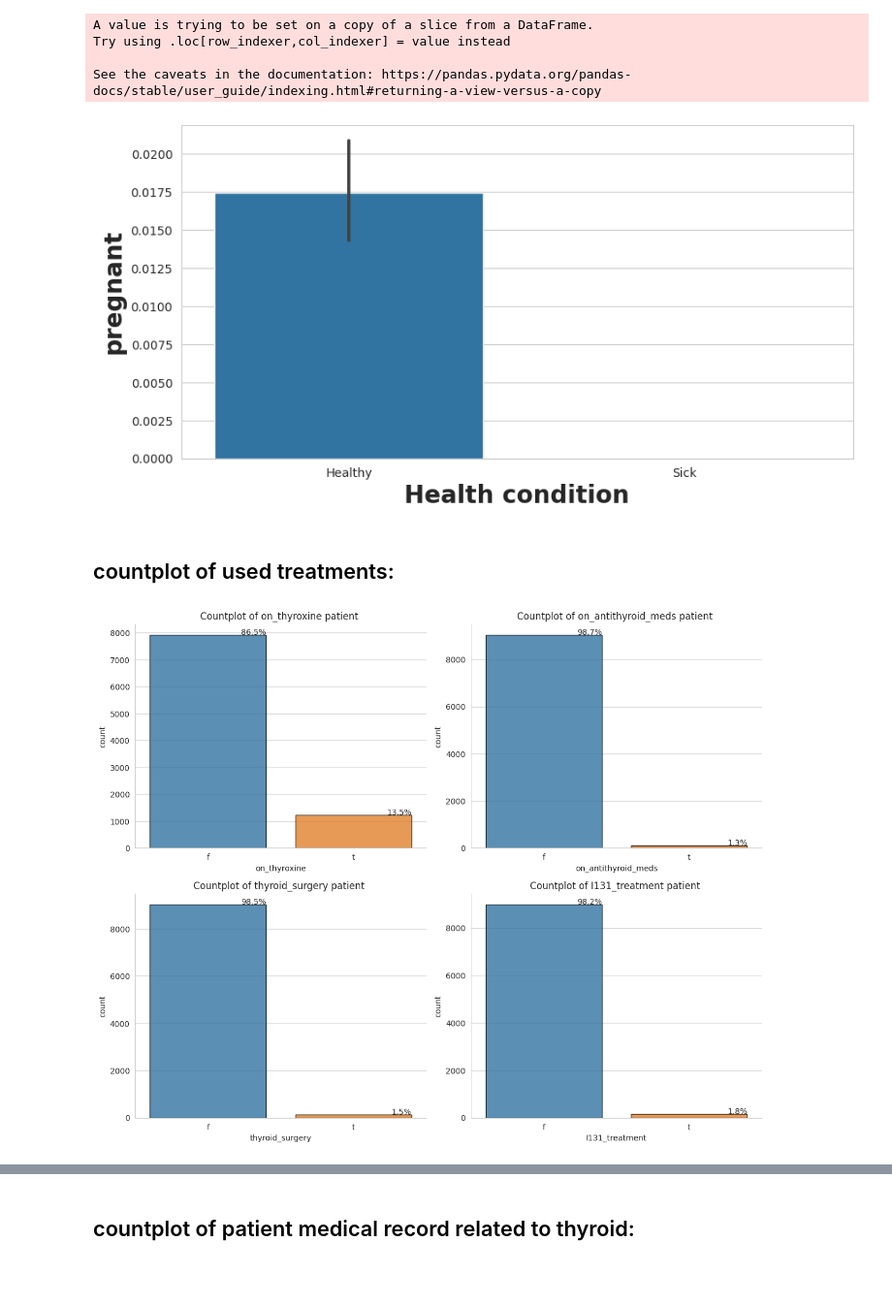
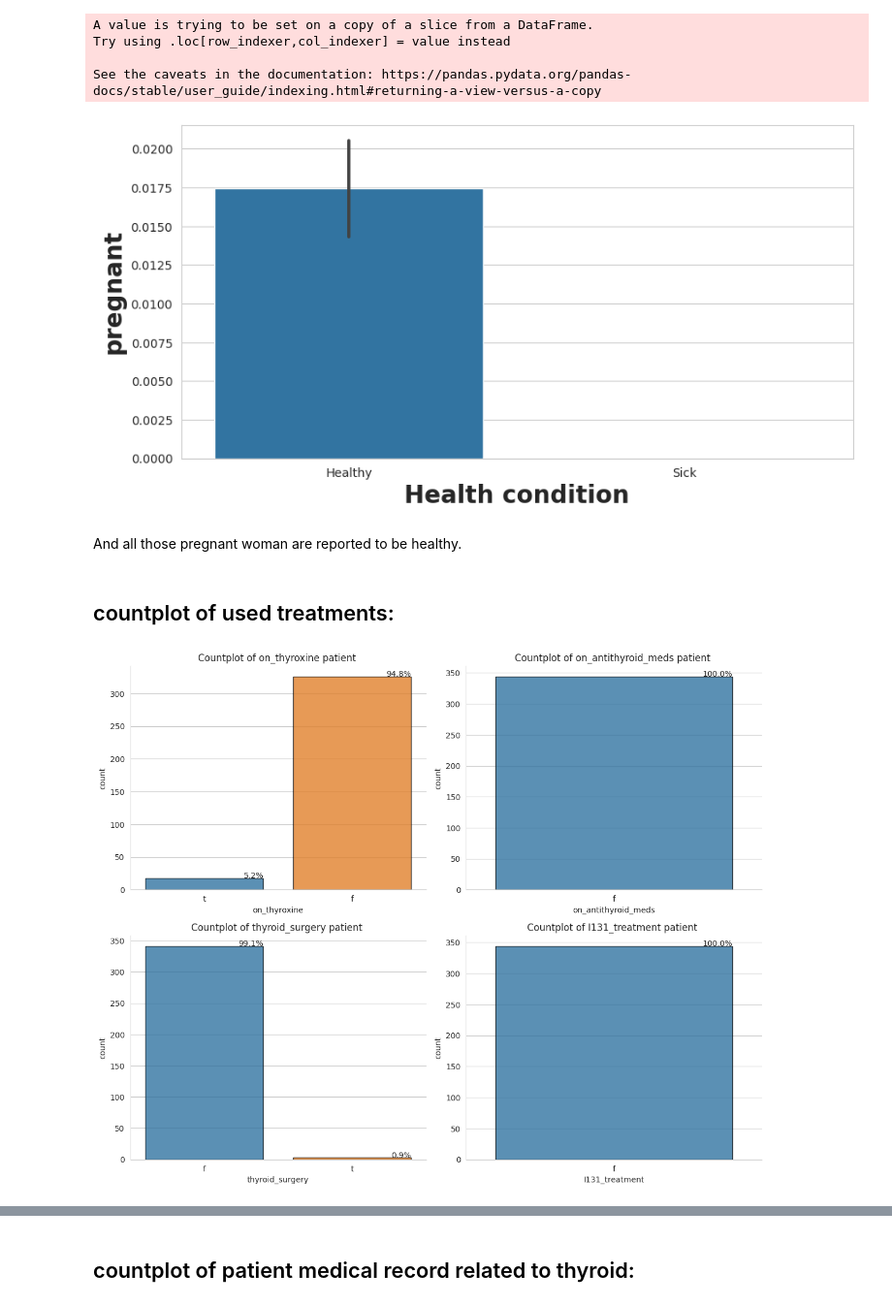
Before and after one commit to AsmaBenHmidene/Thyroid-disease-medical-diagnosis-prediction, a Jupyter notebook: Clean_and_explore_dataset.ipynb, the cells around one changed output, grey strips where cells are left out. Shown at 97% size. Cells and saved outputs as stored; diff of their text form; code cells hidden in the pictures; blank space fills up the shorter version.

```diff
--- a/Clean_and_explore_dataset.ipynb
+++ b/Clean_and_explore_dataset.ipynb
@@ -285,0 +282,3 @@ There are missing value in TSH , T3, TT4, T4U, FTI and TBG. All of them are nume
+# %%
+df.drop(['TBG'], axis=1, inplace=True)
+df.head()
@@ -375,3 +374,0 @@ The distribution is normal, therefore the missing value will be imputed with the
-# %%
-df['TBG'].fillna(df['TBG'].mean(), inplace = True)
-df['TBG'].isna().sum()
@@ -600,30 +606,32 @@ ax.set_title
 ax.set_ylabel('pregnant',fontsize = 20, fontweight = 'bold')
 ax.set_xlabel('Health condition',fontsize = 20, fontweight = 'bold');
 # %% [output]
-[figure, old version]
+[figure, new version]
+# %% [markdown]
+And all those pregnant woman are reported to be healthy.
 # %% [markdown]
 ## countplot of used treatments:
 # %%
 features = ['on_thyroxine', 'on_antithyroid_meds', 'thyroid_surgery', 'I131_treatment']
 n = 1
 
 plt.figure(figsize=[12, 14])
 
-total = float(len(df))
+total = float(len(sick_df))
 
 for f in features:
     plt.subplot(3, 2, n)
-    ax = sns.countplot(x=f, edgecolor='black', alpha=0.8, data=df)
+    ax = sns.countplot(x=f, edgecolor='black', alpha=0.8, data=sick_df)
     sns.despine()
     plt.title("Countplot of {} patient ".format(f))
     n=n+1
     plt.tight_layout()
 
     for p in ax.patches:
       percentage = '{:.1f}%'.format(100 * p.get_height()/total)
       x = p.get_x() + p.get_width()
       y = p.get_height()
       ax.annotate(percentage, (x, y),ha='right')
 plt.show()
 # %% [output]
-[figure, old version]
+[figure, new version]
```
Also changed, not shown: parts of 34 cells of this notebook.
